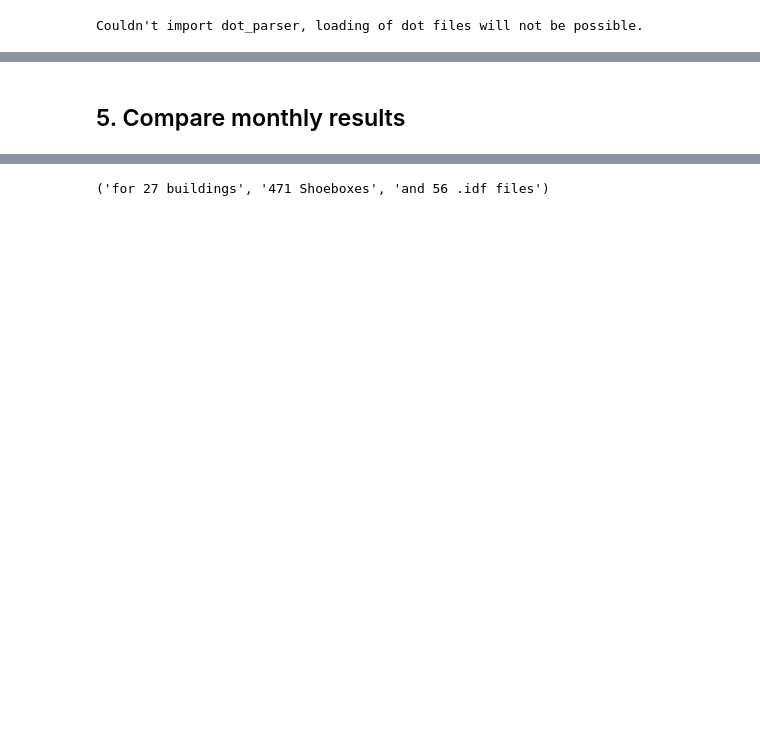
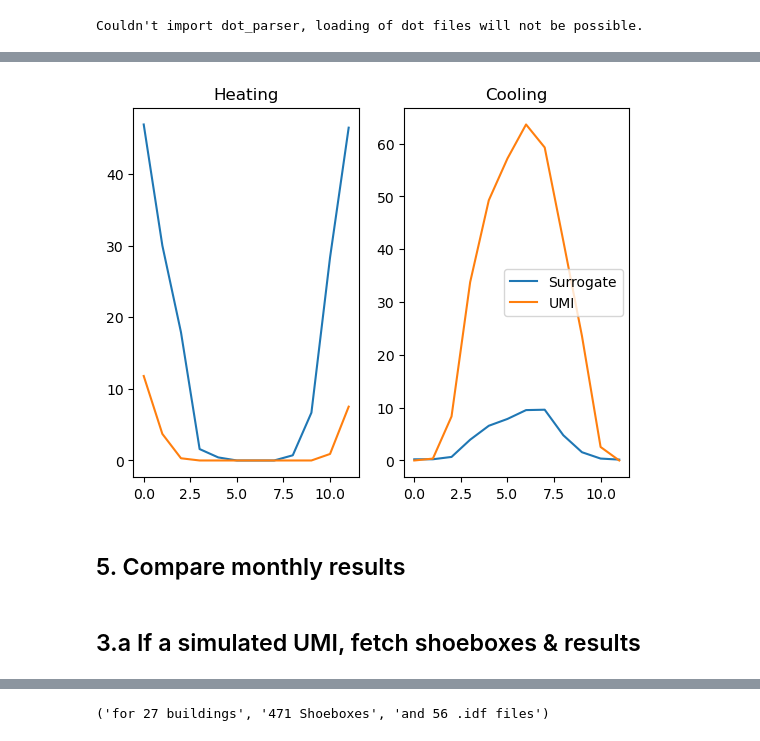
Before and after one commit to szvsw/ml-for-building-energy-modeling, a Jupyter notebook: ml-for-bem/notebooks/umi_tester.ipynb, the cells around one changed output, grey strips where cells are left out. Cells and saved outputs as stored; diff of their text form; code cells hidden in the pictures; blank space fills up the shorter version.

```diff
--- a/ml-for-bem/notebooks/umi_tester.ipynb
+++ b/ml-for-bem/notebooks/umi_tester.ipynb
@@ -708,2 +445,19 @@ MultiIndex([(     'Core', 'Heating', '2018-01-01'),
+# %%
+fig, ax = plt.subplots(1, 2)
+for i in range(1):
+    sample = heating['ulaanbataar'].sample()
+    bldg_id = sample.index[0]
+    ax[0].plot(monthly_predictions["Heating"].loc[bldg_id].values, label="Surrogate")
+    ax[0].plot(sample.T.values, label="UMI")
+    ax[0].set_title("Heating")
+    ax[1].plot(monthly_predictions["Cooling"].loc[bldg_id].values, label="Surrogate")
+    ax[1].plot(cooling['ulaanbataar'].loc[bldg_id].values, label="UMI")
+    ax[1].legend()
+    ax[1].set_title("Cooling")
+fig.show()
+# %% [output]
+[figure, added]
 # %% [markdown]
 ## 5. Compare monthly results
+# %% [markdown]
+## 3.a If a simulated UMI, fetch shoeboxes & results
```
Also changed, not shown: parts of 36 cells of this notebook, 1 other file.
